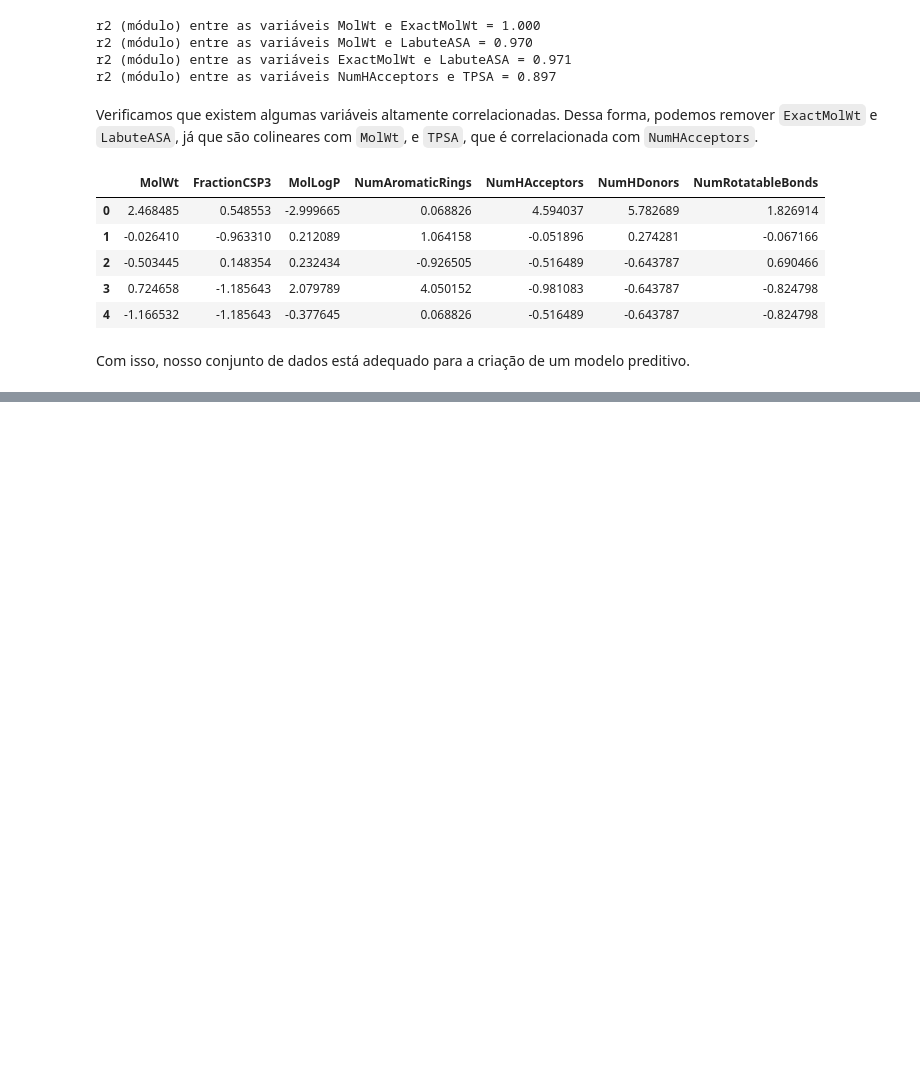
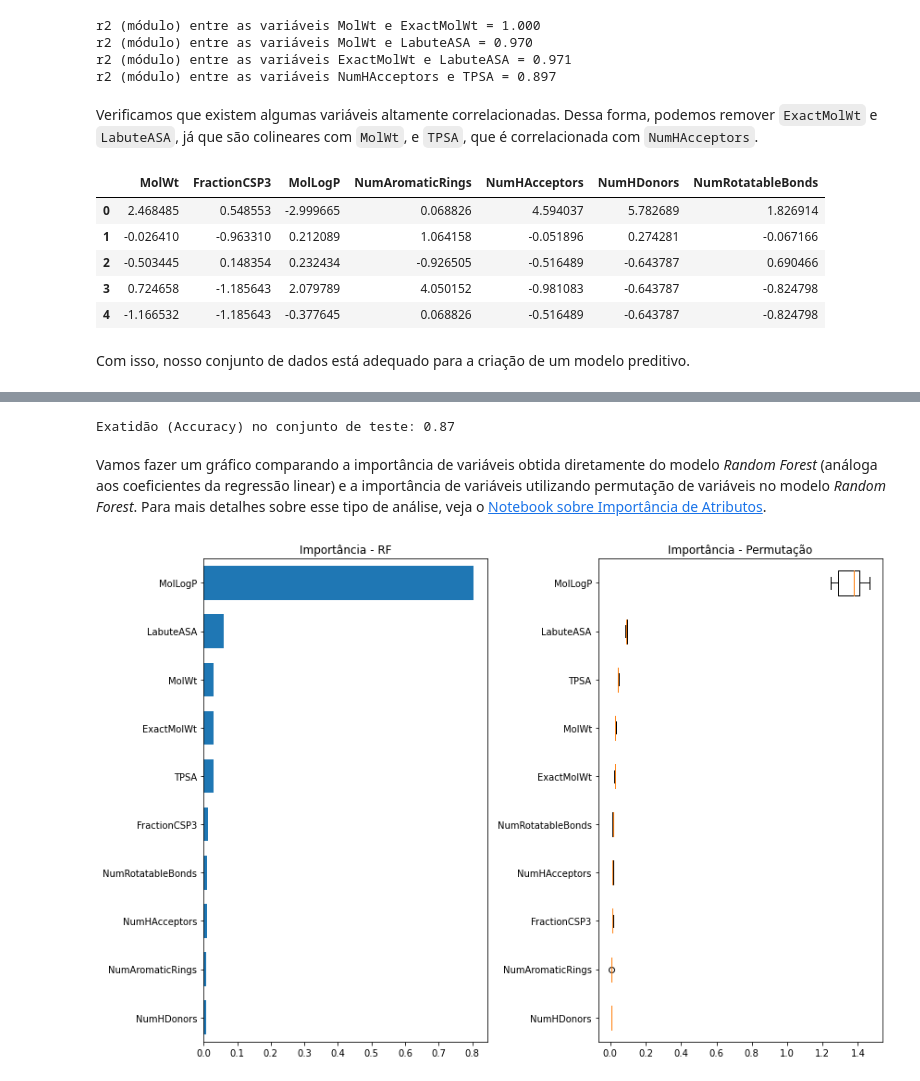
Before and after one commit to rflameiro/Python_e_Quiminformatica, a Jupyter notebook: Quiminformatica/Removendo descritores colineares.ipynb, the cells around one changed output, grey strips where cells are left out. Cells and saved outputs as stored; diff of their text form; code cells hidden in the pictures; blank space fills up the shorter version.

```diff
--- a/Quiminformatica/Removendo descritores colineares.ipynb
+++ b/Quiminformatica/Removendo descritores colineares.ipynb
@@ -129,0 +176,36 @@ Com isso, nosso conjunto de dados está adequado para a criação de um modelo p
+# %%
+X_train, X_test, y_train, y_test = train_test_split(X, y, random_state=0)
+
+clf = RandomForestRegressor(n_estimators=100, random_state=0)
+clf.fit(X_train, y_train)
+print("Exatidão (Accuracy) no conjunto de teste: {:.2f}".format(clf.score(X_test, y_test)))
+# %% [output]
+Exatidão (Accuracy) no conjunto de teste: 0.87
+# %% [markdown]
+Vamos fazer um gráfico comparando a importância de variáveis obtida diretamente do modelo *Random Forest* (análoga aos coeficientes da regressão linear) e a importância de variáveis utilizando permutação de variáveis no modelo *Random Forest*. Para mais detalhes sobre esse tipo de análise, veja o [Notebook sobre Importância de Atributos](https://github.com/rflameiro/Python_e_Quiminformatica/tree/main/Quiminformatica/Importância%20de%20Atributos.ipynb).
+# %%
+# Valores de importância por permutação de variáveis
+result = permutation_importance(clf, X_train, y_train, n_repeats=10, random_state=0)
+perm_sorted_idx = result.importances_mean.argsort()
+
+# Valores de importância de variáveis do modelo de Random Forest
+tree_importance_sorted_idx = np.argsort(clf.feature_importances_)
+tree_indices = np.arange(0, len(clf.feature_importances_)) + 0.5
+
+# Gráficos de barra usando matplotlib
+fig, (ax1, ax2) = plt.subplots(1, 2, figsize=(12, 8))
+ax1.barh(tree_indices, clf.feature_importances_[tree_importance_sorted_idx], height=0.7)
+ax1.set_yticks(tree_indices)
+ax1.set_yticklabels(X.columns[tree_importance_sorted_idx])
+ax1.set_ylim((0, len(clf.feature_importances_)))
+ax1.set_title('Importância - RF')
+ax2.boxplot(
+    result.importances[perm_sorted_idx].T,
+    vert=False,
+    labels=X.columns[perm_sorted_idx],
+)
+ax2.set_title('Importância - Permutação')
+fig.tight_layout()
+plt.show()
+# %% [output]
+[figure, added]
```
Also changed, not shown: parts of 15 cells of this notebook.
